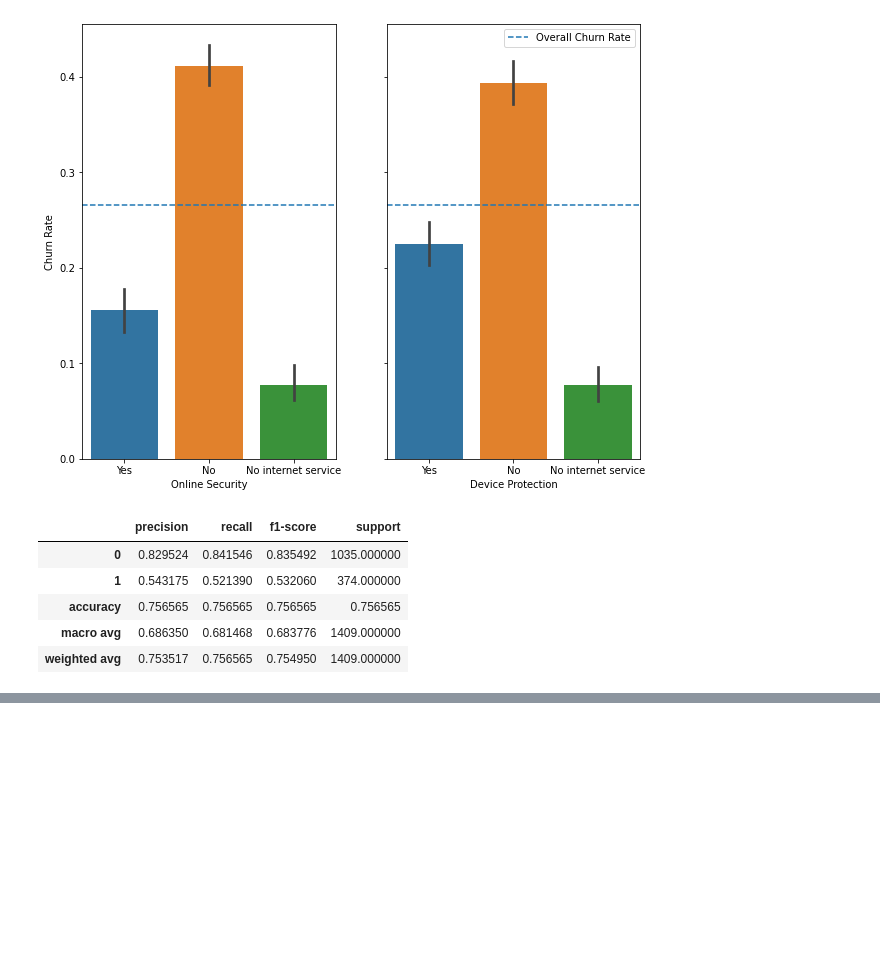
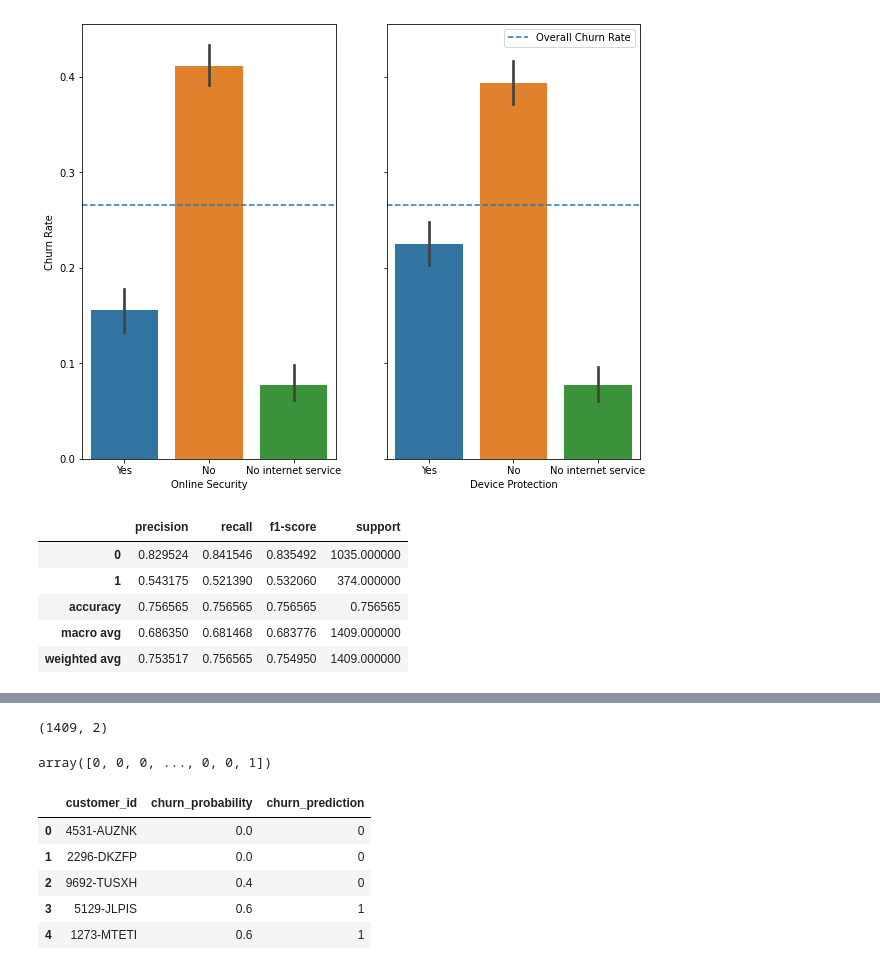
Before and after one commit to NSharick/classification-project, a Jupyter notebook: classification_project_exploration_notebook.ipynb, the cells around one changed output, grey strips where cells are left out. Drawn from its saved outputs; the diff is of its cells as text; code cells hidden in the pictures; blank space fills up the shorter version.

```diff
--- a/classification_project_exploration_notebook.ipynb
+++ b/classification_project_exploration_notebook.ipynb
@@ -1057,0 +1063,3 @@ pd.DataFrame(classification_report(y_test, y_test_pred, output_dict=True)).trans
+# %%
+customer_id = test.customer_id.reset_index()
+customer_id.head()
@@ -1057,0 +1073,3 @@ pd.DataFrame(classification_report(y_test, y_test_pred, output_dict=True)).trans
+# %%
+customer_id = customer_id.drop(columns='index')
+customer_id.head()
@@ -1057,0 +1083,3 @@ pd.DataFrame(classification_report(y_test, y_test_pred, output_dict=True)).trans
+# %%
+cust_pred = pd.concat([customer_id, predictions], axis=1)
+cust_pred.head()
@@ -1057,0 +1093,19 @@ pd.DataFrame(classification_report(y_test, y_test_pred, output_dict=True)).trans
+# %%
+cust_pred.shape
+# %% [output]
+(1409, 2)
+# %%
+y_test_pred
+# %% [output]
+array([0, 0, 0, ..., 0, 0, 1])
+# %%
+cust_pred['churn_prediction'] = y_test_pred
+# %%
+cust_pred.head()
+# %% [output]
+|  | customer_id | churn_probability | churn_prediction |
+| 0 | 4531-AUZNK | 0.0 | 0 |
+| 1 | 2296-DKZFP | 0.0 | 0 |
+| 2 | 9692-TUSXH | 0.4 | 0 |
+| 3 | 5129-JLPIS | 0.6 | 1 |
+| 4 | 1273-MTETI | 0.6 | 1 |
```
Also changed, not shown: parts of 13 cells of this notebook, 1 other file.
